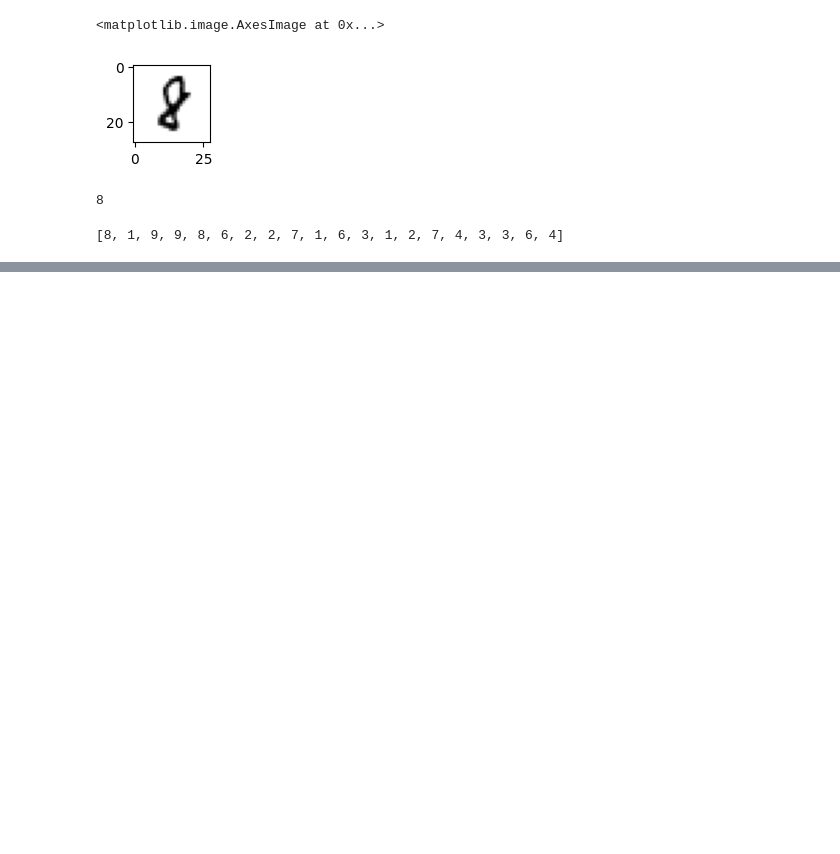
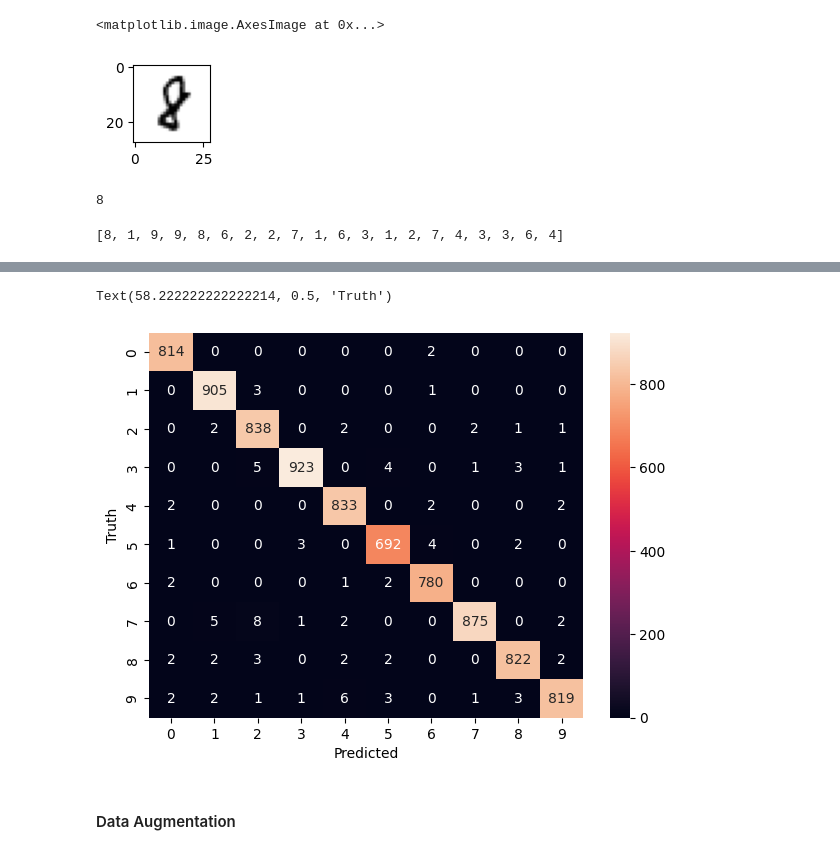
Before and after one commit to shivam6862/Digit-Recognizer, a Jupyter notebook: model/Digit-Recognizer.ipynb, the cells around one changed output, grey strips where cells are left out. Saved outputs shown, nothing was run; the diff lists cells and outputs as text; code cells hidden in the pictures; blank space fills up the shorter version.

```diff
--- a/model/Digit-Recognizer.ipynb
+++ b/model/Digit-Recognizer.ipynb
@@ -303,0 +384,2 @@ Text(58.222222222222214, 0.5, 'Truth')
+# %%
+y_predicted = cnn_model.predict(x_test.reshape(-1, 28, 28, 1))
@@ -303,0 +388,3 @@ Text(58.222222222222214, 0.5, 'Truth')
+# %%
+y_clsses = [np.argmax(i) for i in y_predicted]
+y_clsses[:20]
@@ -303,0 +398,3 @@ Text(58.222222222222214, 0.5, 'Truth')
+# %%
+cm = tf.math.confusion_matrix(labels=y_test,predictions=y_clsses)
+cm
@@ -303,0 +413,11 @@ Text(58.222222222222214, 0.5, 'Truth')
+# %%
+import seaborn as sn
+plt.figure(figsize = (7,5))
+sn.heatmap(cm, annot=True, fmt='d')
+plt.xlabel('Predicted')
+plt.ylabel('Truth')
+# %% [output]
+Text(58.222222222222214, 0.5, 'Truth')
+[figure, added]
+# %% [markdown]
+#### Data Augmentation
```
Also changed, not shown: parts of 33 cells of this notebook.
